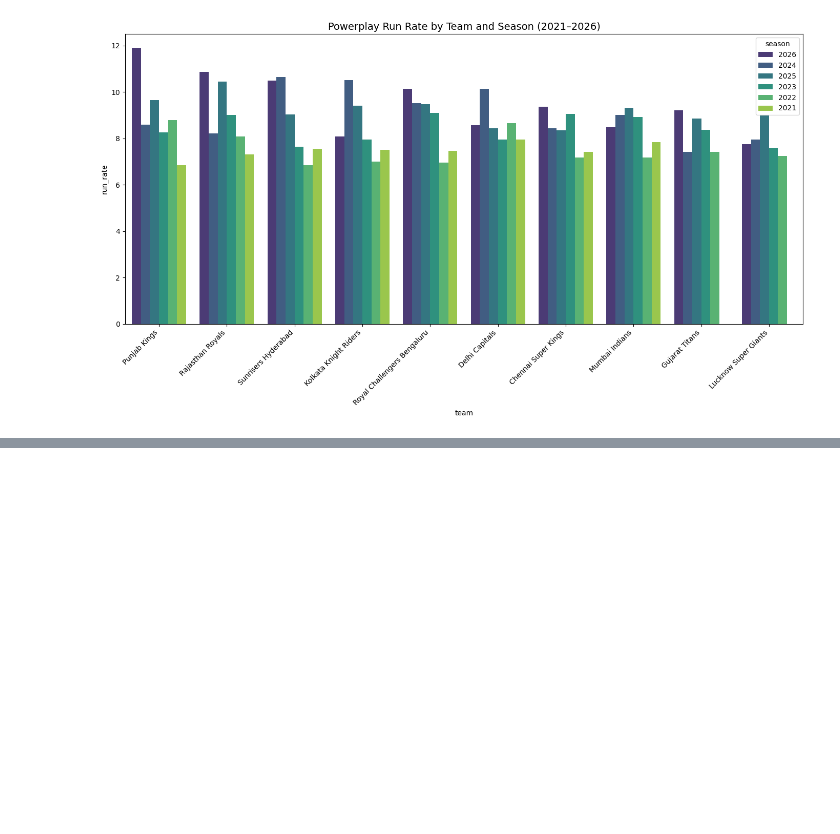
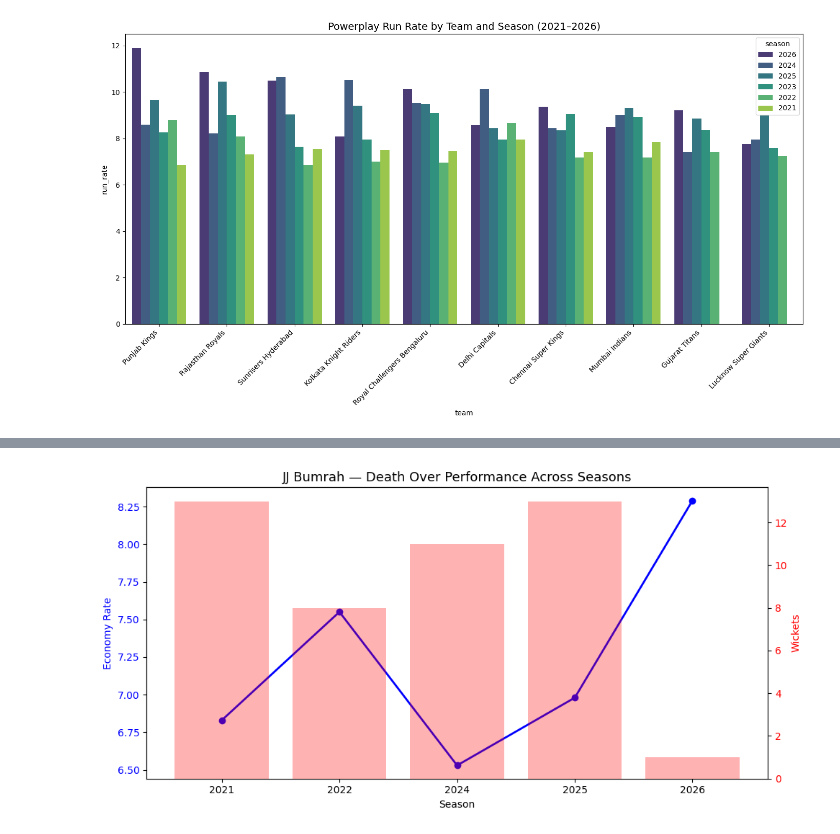
Before and after one commit to Krishna-OO3/ipl-analytics, a Jupyter notebook: notebooks/exploration.ipynb, the cells around one changed output, grey strips where cells are left out. Saved outputs shown, nothing was run; the diff lists cells and outputs as text; code cells hidden in the pictures; blank space fills up the shorter version.

```diff
--- a/notebooks/exploration.ipynb
+++ b/notebooks/exploration.ipynb
@@ -91,0 +238,22 @@ plt.show()
+# %%
+df_bumrah = df_death[df_death['bowler'] == 'JJ Bumrah'].sort_values('season')
+
+fig, ax1 = plt.subplots(figsize=(10, 5))
+
+ax1.plot(df_bumrah['season'], df_bumrah['economy'],
+         color='blue', marker='o', linewidth=2, label='Economy')
+ax1.set_ylabel('Economy Rate', color='blue')
+ax1.tick_params(axis='y', labelcolor='blue')
+
+ax2 = ax1.twinx()
+ax2.bar(df_bumrah['season'], df_bumrah['wickets'],
+        alpha=0.3, color='red', label='Wickets')
+ax2.set_ylabel('Wickets', color='red')
+ax2.tick_params(axis='y', labelcolor='red')
+
+plt.title('JJ Bumrah — Death Over Performance Across Seasons', fontsize=13)
+ax1.set_xlabel('Season')
+fig.tight_layout()
+plt.show()
+# %% [output]
+[figure, added]
```
Also changed, not shown: parts of 3 cells of this notebook, 2 other files.
